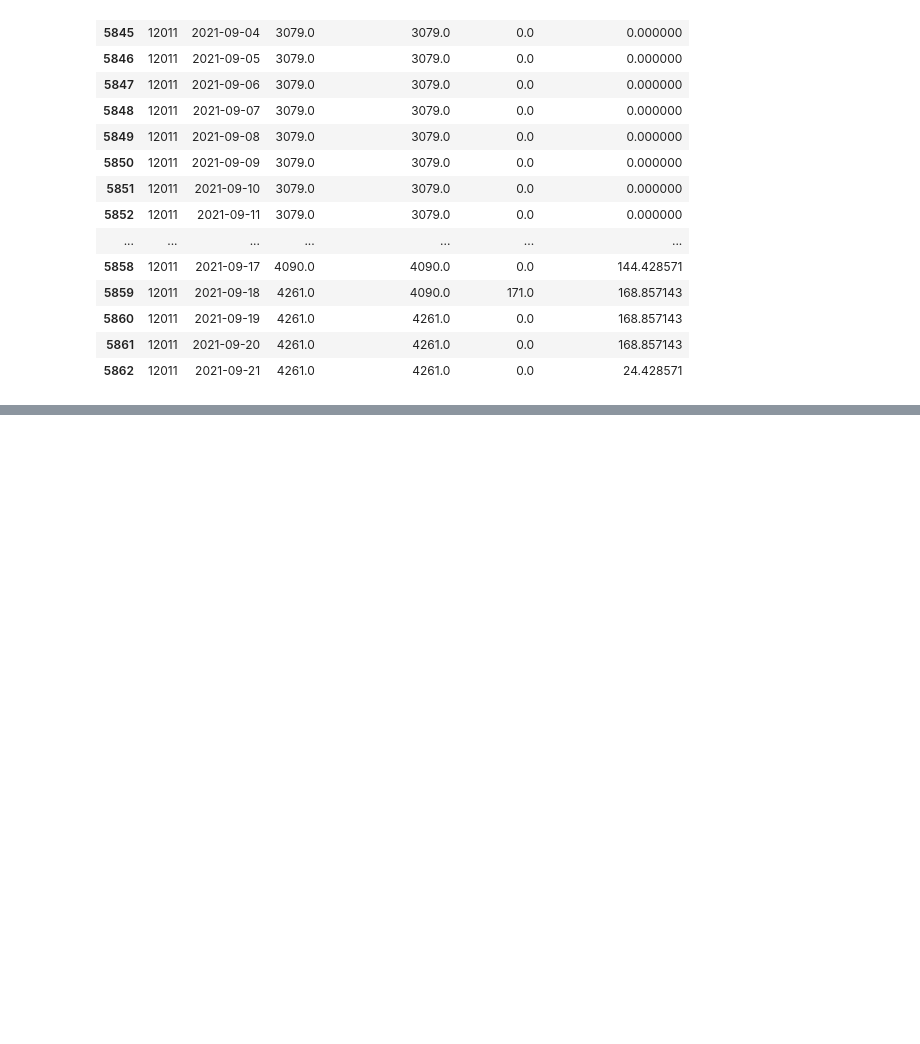
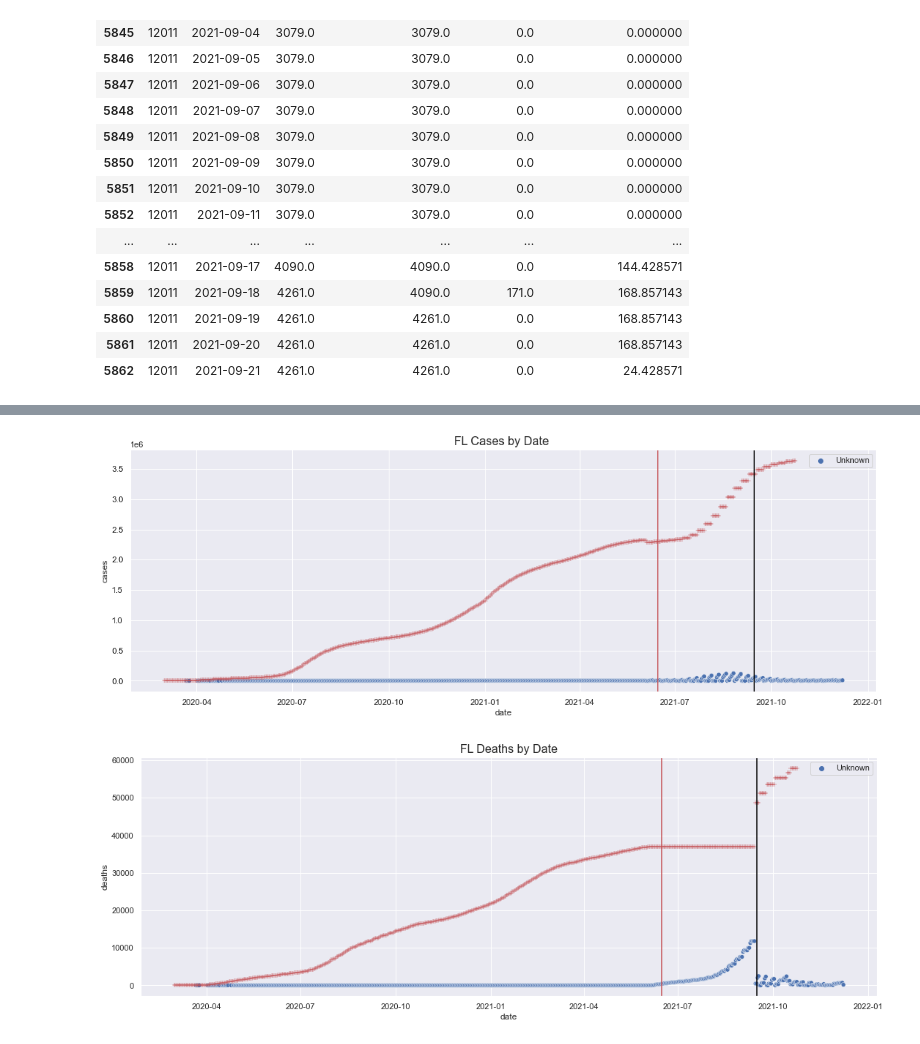
Before and after one commit to ehmartens/cs5644-project, a Jupyter notebook: Florida Death Data Investigation.ipynb, the cells around one changed output, grey strips where cells are left out. Cells and saved outputs as stored; diff of their text form; code cells hidden in the pictures; blank space fills up the shorter version.

```diff
--- a/Florida Death Data Investigation.ipynb
+++ b/Florida Death Data Investigation.ipynb
@@ -206,0 +196,18 @@ plt.show()
+# %%
+plt.figure(figsize=(18, 6))
+sns.scatterplot(x='date', y='cases', hue='county', data=fl_na_df);
+sns.scatterplot(x='date', y='cases', data=state_df[state_df['STATE'] == '12'], marker='+', color='r');
+plt.axvline(x=datetime.strptime('2021-06-15', '%Y-%m-%d'), color='r')
+plt.axvline(x=datetime.strptime('2021-09-15', '%Y-%m-%d'), color='black')
+plt.title('FL Cases by Date ', fontsize=16);
+plt.show()
+plt.figure(figsize=(18, 6))
+sns.scatterplot(x='date', y='deaths', hue='county', data=fl_na_df);
+sns.scatterplot(x='date', y='deaths', data=state_df[state_df['STATE'] == '12'], marker='+', color='r');
+plt.axvline(x=datetime.strptime('2021-06-15', '%Y-%m-%d'), color='r')
+plt.axvline(x=datetime.strptime('2021-09-15', '%Y-%m-%d'), color='black')
+plt.title('FL Deaths by Date', fontsize=16);
+plt.show()
+# %% [output]
+[figure, added]
+[figure, added]
```
Also changed, not shown: parts of 48 cells of this notebook, 14 other files.
